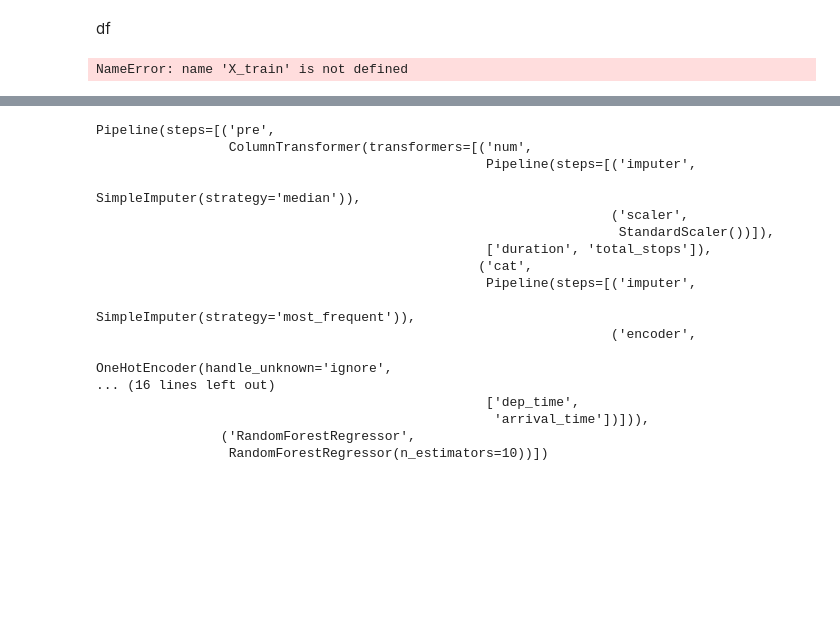
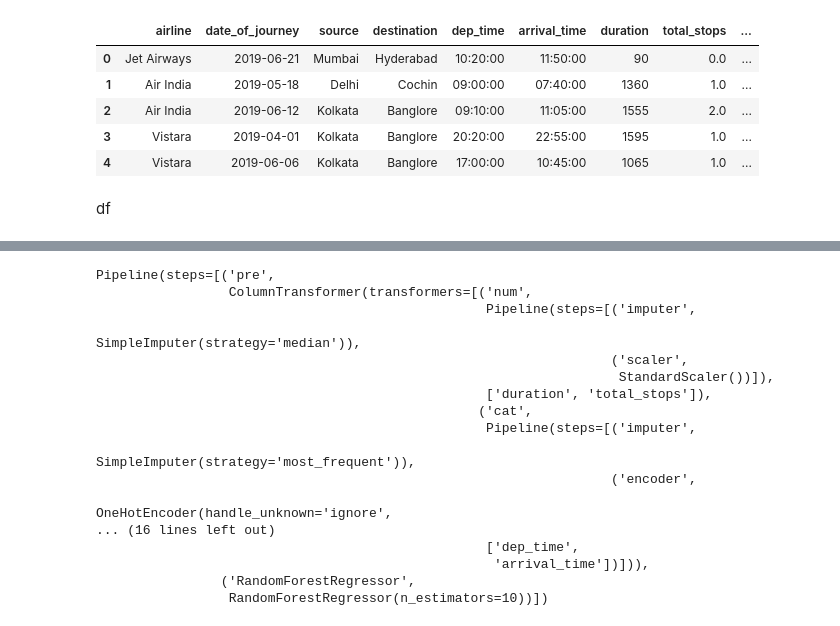
Before and after one commit to Izhankhan99k/mlprojects, a Jupyter notebook: model.ipynb, the cells around one changed output, grey strips where cells are left out. Saved outputs shown, nothing was run; the diff lists cells and outputs as text; code cells hidden in the pictures; blank space fills up the shorter version.

```diff
--- a/model.ipynb
+++ b/model.ipynb
@@ -40,3 +31,12 @@ x_test,y_test=split_data(test_df)
+# %%
+x_train.head()
+# %% [output]
+|  | airline | date_of_journey | source | destination | dep_time | arrival_time | duration | total_stops | ... |
+| 0 | Jet Airways | 2019-06-21 | Mumbai | Hyderabad | 10:20:00 | 11:50:00 | 90 | 0.0 | ... |
+| 1 | Air India | 2019-05-18 | Delhi | Cochin | 09:00:00 | 07:40:00 | 1360 | 1.0 | ... |
+| 2 | Air India | 2019-06-12 | Kolkata | Banglore | 09:10:00 | 11:05:00 | 1555 | 2.0 | ... |
+| 3 | Vistara | 2019-04-01 | Kolkata | Banglore | 20:20:00 | 22:55:00 | 1595 | 1.0 | ... |
+| 4 | Vistara | 2019-06-06 | Kolkata | Banglore | 17:00:00 | 10:45:00 | 1065 | 1.0 | ... |
 # %% [markdown]
 df
 # %%
@@ -45,9 +45,7 @@ dt_cols = ["date_of_journey", "dep_time", "arrival_time"]
 
 num_cols = ["duration", "total_stops"]
 
-cat_cols = [col for col in X_train.columns if (col not in dt_cols) and (col not in num_cols)]
+cat_cols = [col for col in x_train.columns if (col not in dt_cols) and (col not in num_cols)]
-# %% [output]
-NameError: name 'X_train' is not defined
 # %%
 num_transformer = Pipeline(steps=[
 	("imputer", SimpleImputer(strategy="median")),
```
Also changed, not shown: parts of 6 cells of this notebook, 5 other files.
